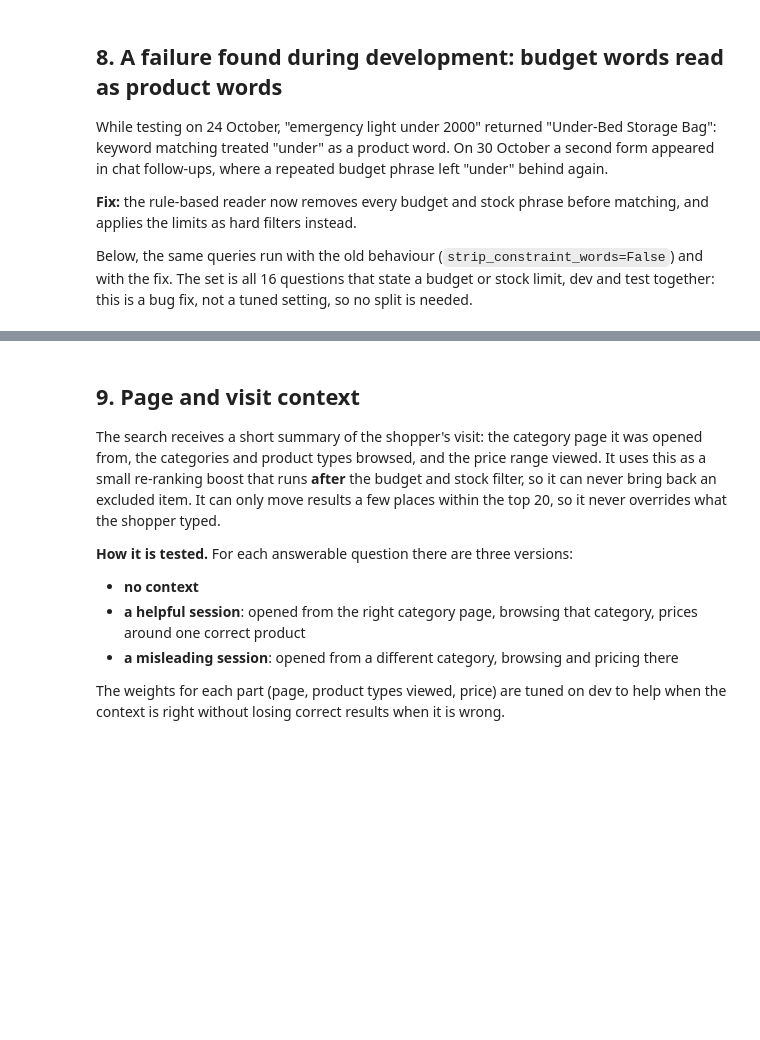
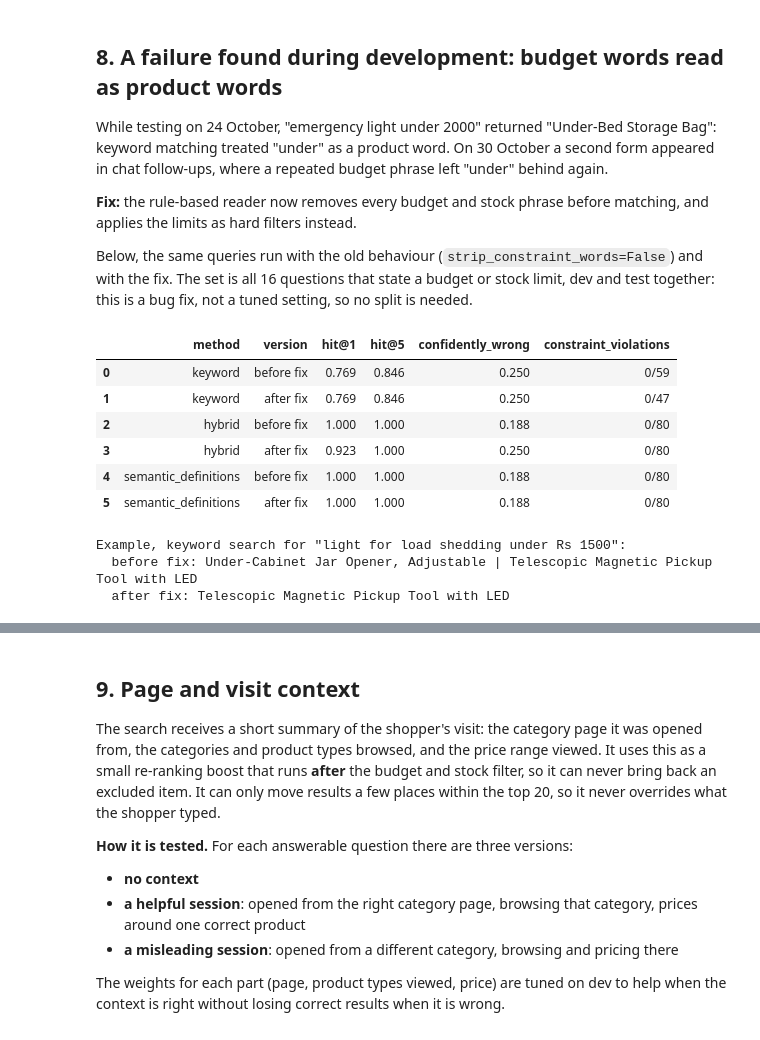
Before and after one commit to mahamnalavi/data722-generative-search, a Jupyter notebook: notebook/02_evaluation_retrieval.ipynb, the cells around one changed output, grey strips where cells are left out. Saved outputs shown, nothing was run; the diff lists cells and outputs as text; code cells hidden in the pictures; blank space fills up the shorter version.

```diff
--- a/notebook/02_evaluation_retrieval.ipynb
+++ b/notebook/02_evaluation_retrieval.ipynb
@@ -153,29 +298,40 @@ Below, the same queries run with the old behaviour (`strip_constraint_words=Fals
 # %%
 lim = [r for r in rows if r["expected_max_price"] is not None or r["expected_in_stock"]]
 RAW_FILE = "results/query_vectors_raw.json"
 if os.path.exists(RAW_FILE):
     raw_vecs = json.load(open(RAW_FILE))
 else:
     emb = GeminiEmbedder()
     raw_vecs = dict(zip([r["qid"] for r in lim],
                         emb.embed([r["query"].strip().lower() for r in lim], kind="query", task="embed_eval_queries_raw")))
     json.dump(raw_vecs, open(RAW_FILE, "w"))
 
 fix_rows = []
-for mode in ["keyword", "hybrid"]:
+for mode in ["keyword", "hybrid", "semantic_definitions"]:
     p = tuned[mode]
     before = ev.run_queries(lim, mode, raw_vecs, params={**p, "strip_constraint_words": False})
     after = ev.run_queries(lim, mode, qvecs, params=p)
     for label, runs in (("before fix", before), ("after fix", after)):
         m = ev.metrics(lim, runs)
         fix_rows.append({"method": mode, "version": label, "hit@1": m["hit@1"], "hit@5": m["hit@5"],
                          "confidently_wrong": m["confidently_wrong"], "constraint_violations": m["constraint_violations"]})
 fix_table = pd.DataFrame(fix_rows)
 display(fix_table)
 
 example = next(r for r in lim if r["query"].startswith("light for load shedding"))
 print(f'Example, keyword search for "{example["query"]}":')
 for label, prm in (("before fix", {"strip_constraint_words": False}), ("after fix", {})):
     res = pipeline.run(example["query"], mode="keyword", params=prm, k=3)
     print(f"  {label}: " + (" | ".join(x["title"] for x in res["results"]) or "(nothing)"))
+# %% [output]
+|  | method | version | hit@1 | hit@5 | confidently_wrong | constraint_violations |
+| 0 | keyword | before fix | 0.769 | 0.846 | 0.250 | 0/59 |
+| 1 | keyword | after fix | 0.769 | 0.846 | 0.250 | 0/47 |
+| 2 | hybrid | before fix | 1.000 | 1.000 | 0.188 | 0/80 |
+| 3 | hybrid | after fix | 0.923 | 1.000 | 0.250 | 0/80 |
+| 4 | semantic_definitions | before fix | 1.000 | 1.000 | 0.188 | 0/80 |
+| 5 | semantic_definitions | after fix | 1.000 | 1.000 | 0.188 | 0/80 |
+Example, keyword search for "light for load shedding under Rs 1500":
+  before fix: Under-Cabinet Jar Opener, Adjustable | Telescopic Magnetic Pickup Tool with LED
+  after fix: Telescopic Magnetic Pickup Tool with LED
 # %% [markdown]
```
Also changed, not shown: parts of 25 cells of this notebook, 2 other files.
